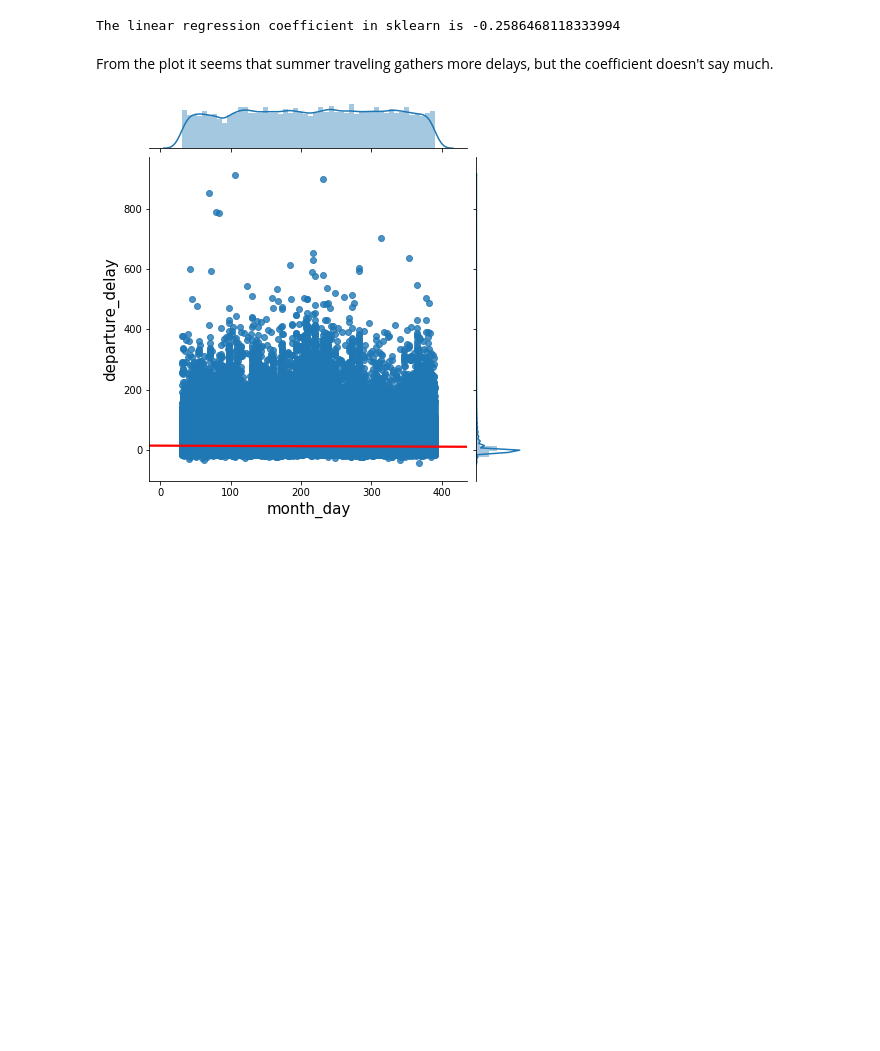
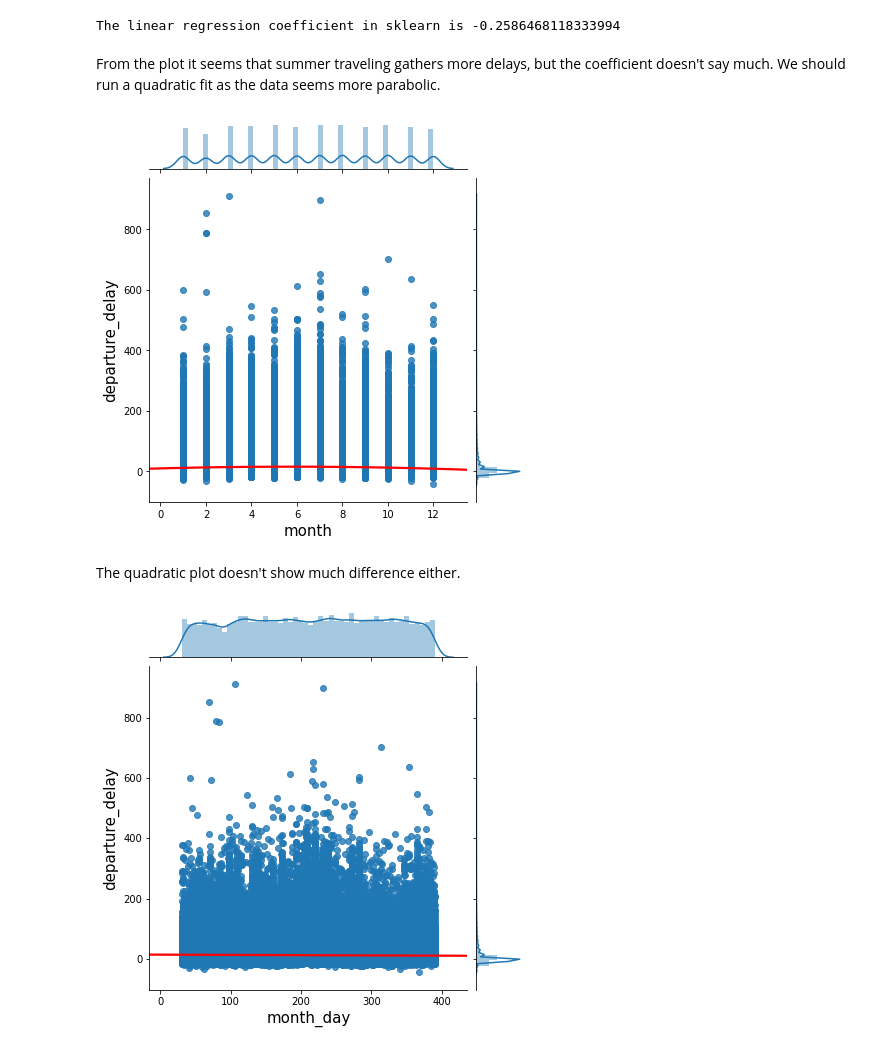
Before and after one commit to mihaihai/flight_data, a Jupyter notebook: A study of flight delays from NY.ipynb, the cells around one changed output. Saved outputs shown, nothing was run; the diff lists cells and outputs as text; code cells hidden in the pictures; blank space fills up the shorter version.

```diff
--- a/Data exploration of flight delays and weather.ipynb
+++ b/A study of flight delays from NY.ipynb
@@ -254,10 +255,6 @@ def to_minutes_arrival(number):
     #The flights after 4:45AM clearly left earlier than planned that day and the one between 0:00AM and 4:00AM left late.
     return minutes
 # %%
-working['date'] = pd.to_datetime(working[['year','month','day']])
-
+#compute the main culprits
 working['departure_delay'] =   working['departure'].apply(to_minutes_departure) - working['scheduled_departure'].apply(to_minutes_departure)
 working['arrival_delay'] =  working['arrival'].apply(to_minutes_arrival) - working['scheduled_arrival'].apply(to_minutes_arrival)
-
-variables_to_remove = ['DST_x', 'timezone_x', 'DST_y', 'timezone_y', 'FAA_x', 'FAA_y']
-working.drop(variables_to_remove, axis = 1, inplace = True)
@@ -490,5 +485,15 @@ plot_linear_regr(working, "month", "departure_delay")
 [figure]
 The linear regression coefficient in sklearn is -0.2586468118333994
 # %% [markdown]
-From the plot it seems that summer traveling gathers more delays, but the coefficient doesn't say much.
+From the plot it seems that summer traveling gathers more delays, but the coefficient doesn't say much. We should run a quadratic fit as the data seems more parabolic.
+# %%
+sns.jointplot( x="month", y="departure_delay", data=working, size = 6, ratio = 6, order = 2,
+              joint_kws={'line_kws':{'color':'red'}}, kind='reg')
+plt.xlabel("month", fontsize = 15)
+plt.ylabel("departure_delay", fontsize = 15)
+plt.show()
+# %% [output]
+[figure, added]
+# %% [markdown]
+The quadratic plot doesn't show much difference either.
 # %%
```
Also changed, not shown: parts of 26 cells of this notebook.
